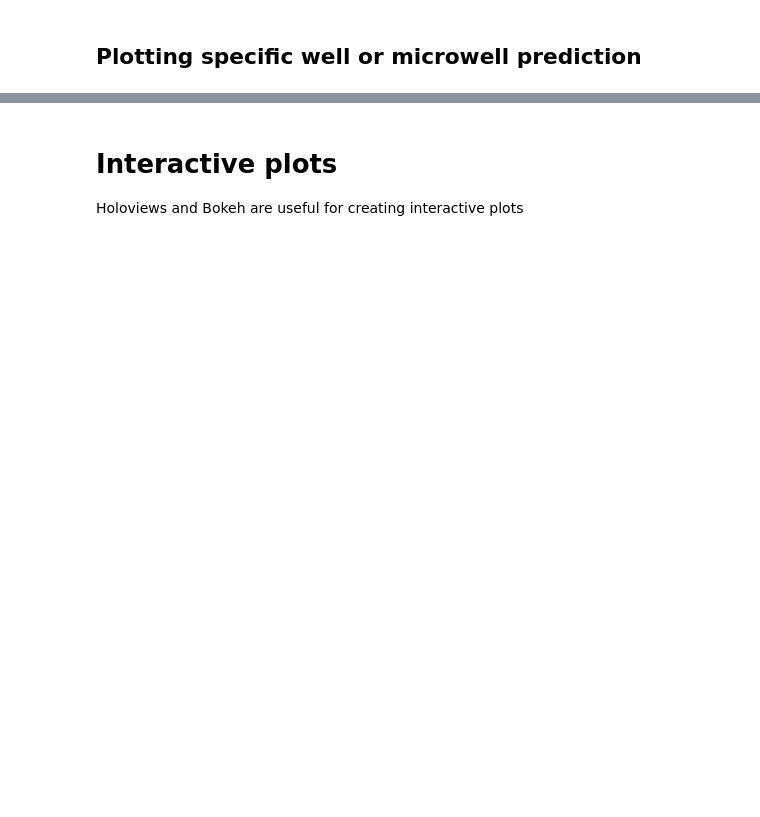
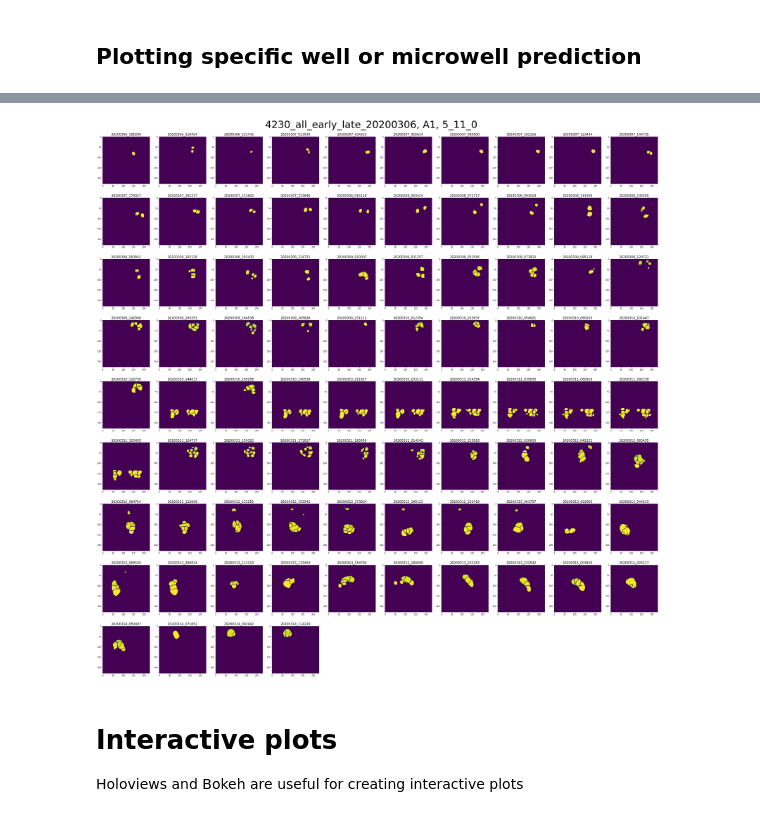
Before and after one commit to juliaschaepe/wellception, a Jupyter notebook: organoid_processor.ipynb, the cells around one changed output, grey strips where cells are left out. Saved outputs shown, nothing was run; the diff lists cells and outputs as text; code cells hidden in the pictures; blank space fills up the shorter version.

```diff
--- a/organoid_processor.ipynb
+++ b/organoid_processor.ipynb
@@ -371,3 +365,49 @@ plot_microwell(experiment_id, timepoint, well_id, microwell_id, experiment_folde
+# %%
+# plots a specific microwell
+def plot_microwell_all_timepoints(experiment_id, well_id, microwell_id, experiment_folder):
+    # load in necesarry information
+    df = pd.read_csv(experiment_id + '_' + well_id + '_processed_summary.csv')
+    input_folder = experiment_folder + well_id + '/'
+    timepoints = read_timepoints(input_folder, well_id)
+    h5file_name = experiment_id + '_predicted_images.h5'
+    h5file = h5py.File(h5file_name, 'r')
+    microwell = df[df['microwell_id']==microwell_id]
+    xstart, xstop, ystart, ystop = get_slices(list(eval(list(microwell['x_slice'])[0])),
+                                                  list(eval(list(microwell['y_slice'])[0])))
+    fig, axs = plt.subplots(int(np.ceil(len(timepoints)/10)), 10, figsize = (50, 50))
+    counterx = 0
+    countery = 0
+    for i, timepoint in enumerate(timepoints):
+        timepoint_index = np.argmax(np.asarray(timepoints) == timepoint)
+        img = h5file['A1'][microwell_id[-1]][timepoint_index, xstart:xstop, ystart:ystop]
+        axs[countery, counterx].imshow(img)
+        axs[countery, counterx].set_title(timepoint, fontsize = 16)
+        counterx += 1
+        if counterx == 10:
+            counterx = 0
+            countery += 1
+        if i == len(timepoints) - 1:
+            for j in range(int(np.ceil(len(timepoints)/10))*10 - len(timepoints)):
+                fig.delaxes(axs[countery, counterx + j])
+
+    # plot microwell
+    fig.suptitle(experiment_id + ', ' + well_id + ', ' + microwell_id, fontsize=50, y=0.9)
+    plt.show()
+    # uncomment this if you want to save the output
+#     plt.savefig(experiment_id + '_' + well_id +'_' + microwell_id + '_all_timepoints.png')
+    h5file.close()
+
+# change these parameters to plot different microwells
+experiment_id = '4230_all_early_late_20200306'
+experiment_folder = '/home/users/jschaepe/scratch/pfordyce/data/' + experiment_id + '/'
+well_id = 'A1'
+timepoint = '20200314_114229'
+# in the form of 'x_y_stackindex'
+microwell_id = '5_11_0'
+
+plot_microwell_all_timepoints(experiment_id, well_id, microwell_id, experiment_folder)
+# %% [output]
+[figure, added]
 # %% [markdown]
 # Interactive plots
 Holoviews and Bokeh are useful for creating interactive plots
```
Also changed, not shown: parts of 6 cells of this notebook.
